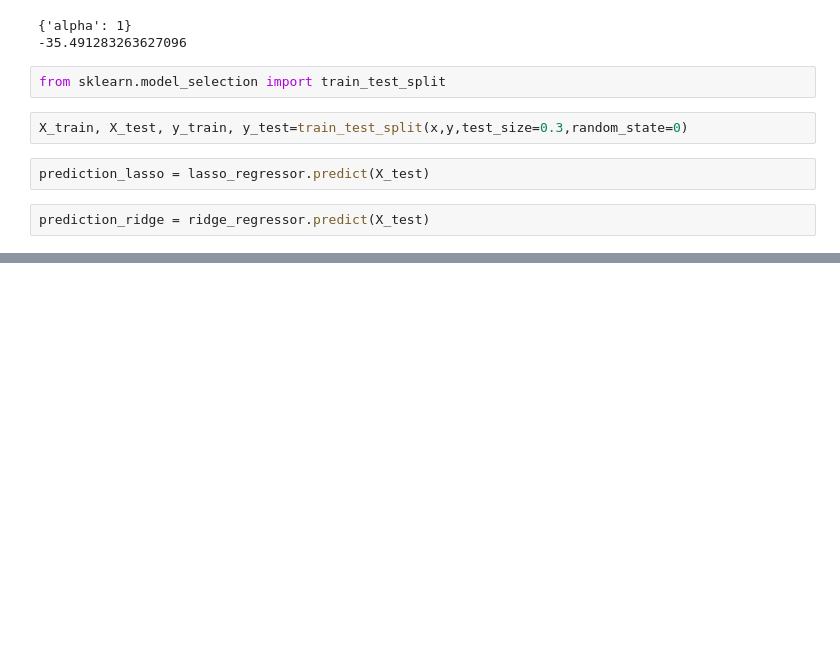
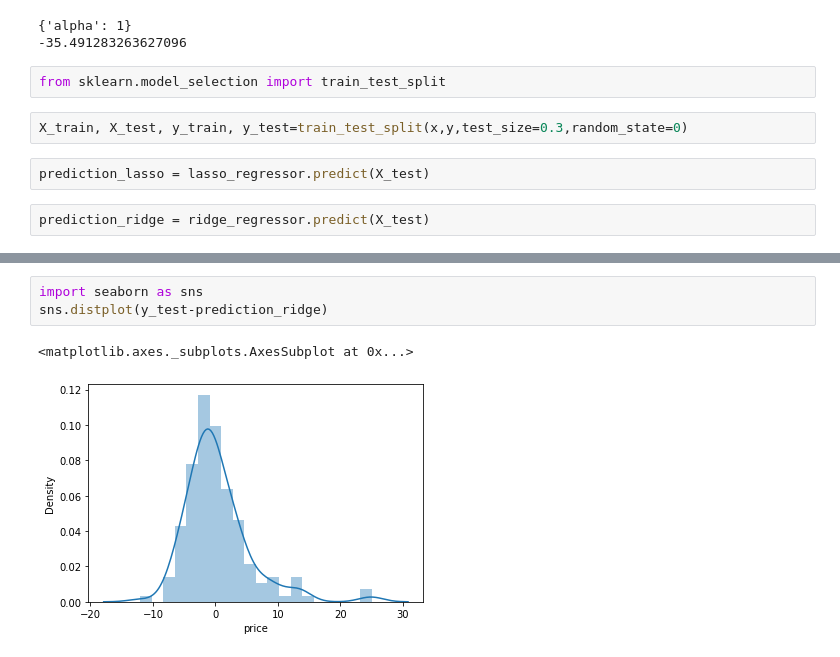
Before and after one commit to vishaldubey180/Machine-laearning-KN, a Jupyter notebook: Ridge-and-lasso-regression/Untitled.ipynb, the cells around one changed output, grey strips where cells are left out. Drawn from its saved outputs; the diff is of its cells as text; blank space fills up the shorter version.

Commit message:
lasso and ridge regression

```diff
--- a/Ridge-and-lasso-regression/Untitled.ipynb
+++ b/Ridge-and-lasso-regression/Untitled.ipynb
@@ -192,0 +196,6 @@ sns.distplot(y_test-prediction_lasso)
+# %%
+import seaborn as sns
+sns.distplot(y_test-prediction_ridge)
+# %% [output]
+<matplotlib.axes._subplots.AxesSubplot at 0x...>
+[figure, added]
```
Also changed, not shown: parts of 1 cell of this notebook.
